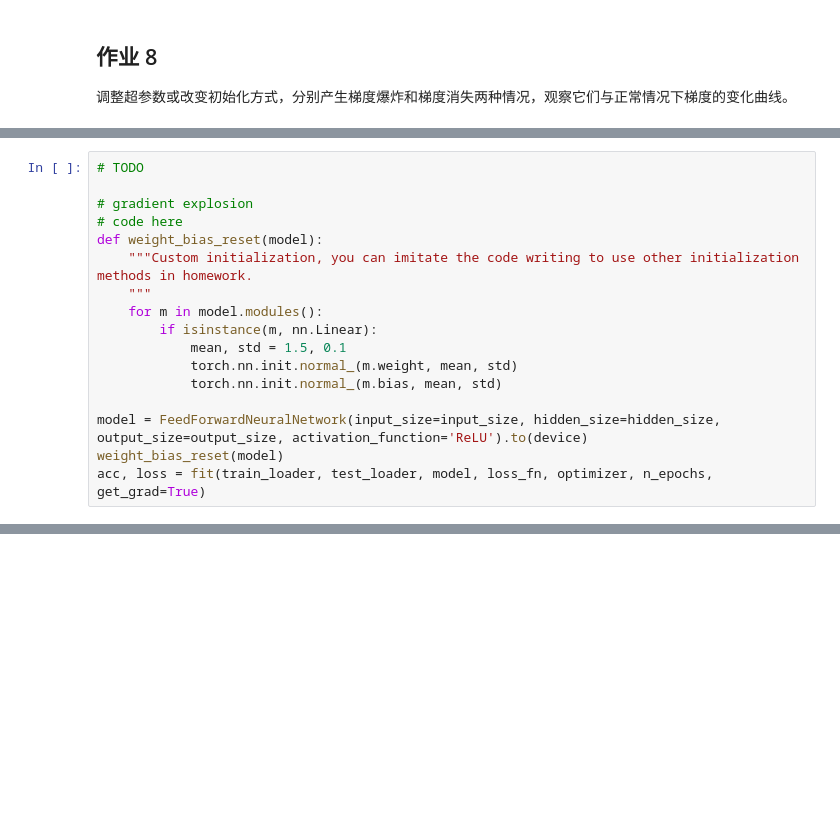
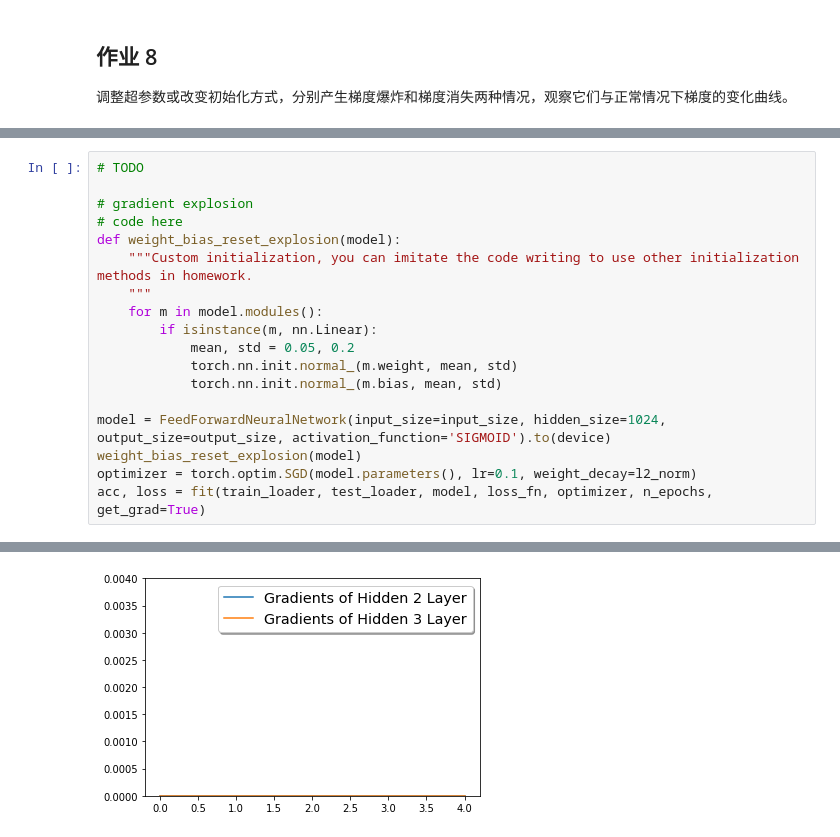
Before and after one commit to chhzh123/Assignments, a Jupyter notebook: DeepLearning/Lab05-Issues/Week5.ipynb, the cells around one changed output, grey strips where cells are left out. Drawn from its saved outputs; the diff is of its cells as text; blank space fills up the shorter version.

```diff
--- a/DeepLearning/Lab05-Issues/Week5.ipynb
+++ b/DeepLearning/Lab05-Issues/Week5.ipynb
@@ -664,15 +825,17 @@ acc, loss = fit(train_loader, test_loader, model, loss_fn, optimizer, n_epochs,
 
 # gradient explosion
 # code here
-def weight_bias_reset(model):
+def weight_bias_reset_explosion(model):
     """Custom initialization, you can imitate the code writing to use other initialization methods in homework.
     """
     for m in model.modules():
         if isinstance(m, nn.Linear):
-            mean, std = 1.5, 0.1
+            mean, std = 0.05, 0.2
             torch.nn.init.normal_(m.weight, mean, std)
             torch.nn.init.normal_(m.bias, mean, std)
 
-model = FeedForwardNeuralNetwork(input_size=input_size, hidden_size=hidden_size, output_size=output_size, activation_function='ReLU').to(device)
-weight_bias_reset(model)
+model = FeedForwardNeuralNetwork(input_size=input_size, hidden_size=1024, output_size=output_size, activation_function='SIGMOID').to(device)
+weight_bias_reset_explosion(model)
+optimizer = torch.optim.SGD(model.parameters(), lr=0.1, weight_decay=l2_norm)
 acc, loss = fit(train_loader, test_loader, model, loss_fn, optimizer, n_epochs, get_grad=True)
+# %% [output]
@@ -679,3 +852,4 @@ acc, loss = fit(train_loader, test_loader, model, loss_fn, optimizer, n_epochs,
+[figure, added]
 # %%
 # TODO
 
```
Also changed, not shown: parts of 35 cells of this notebook.
